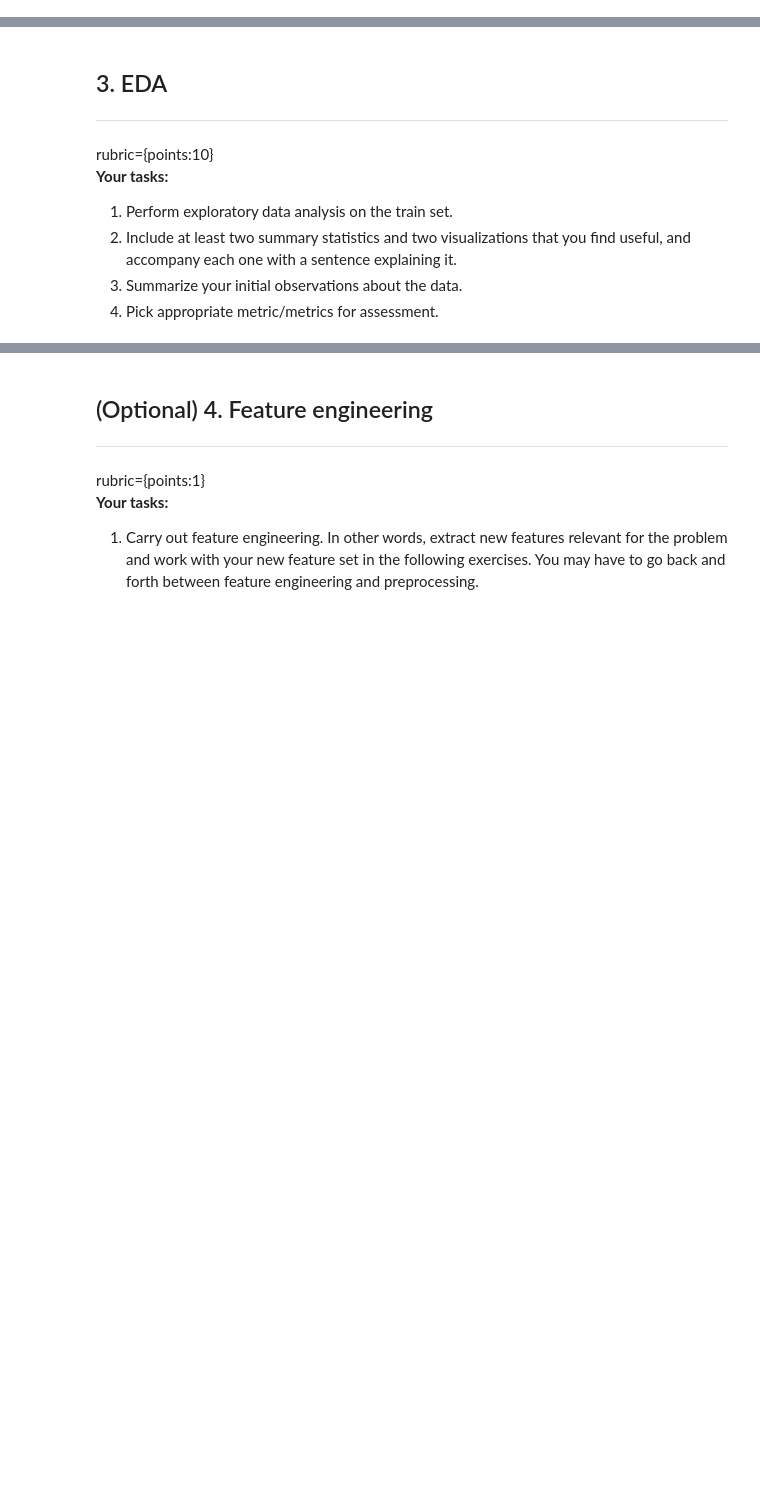
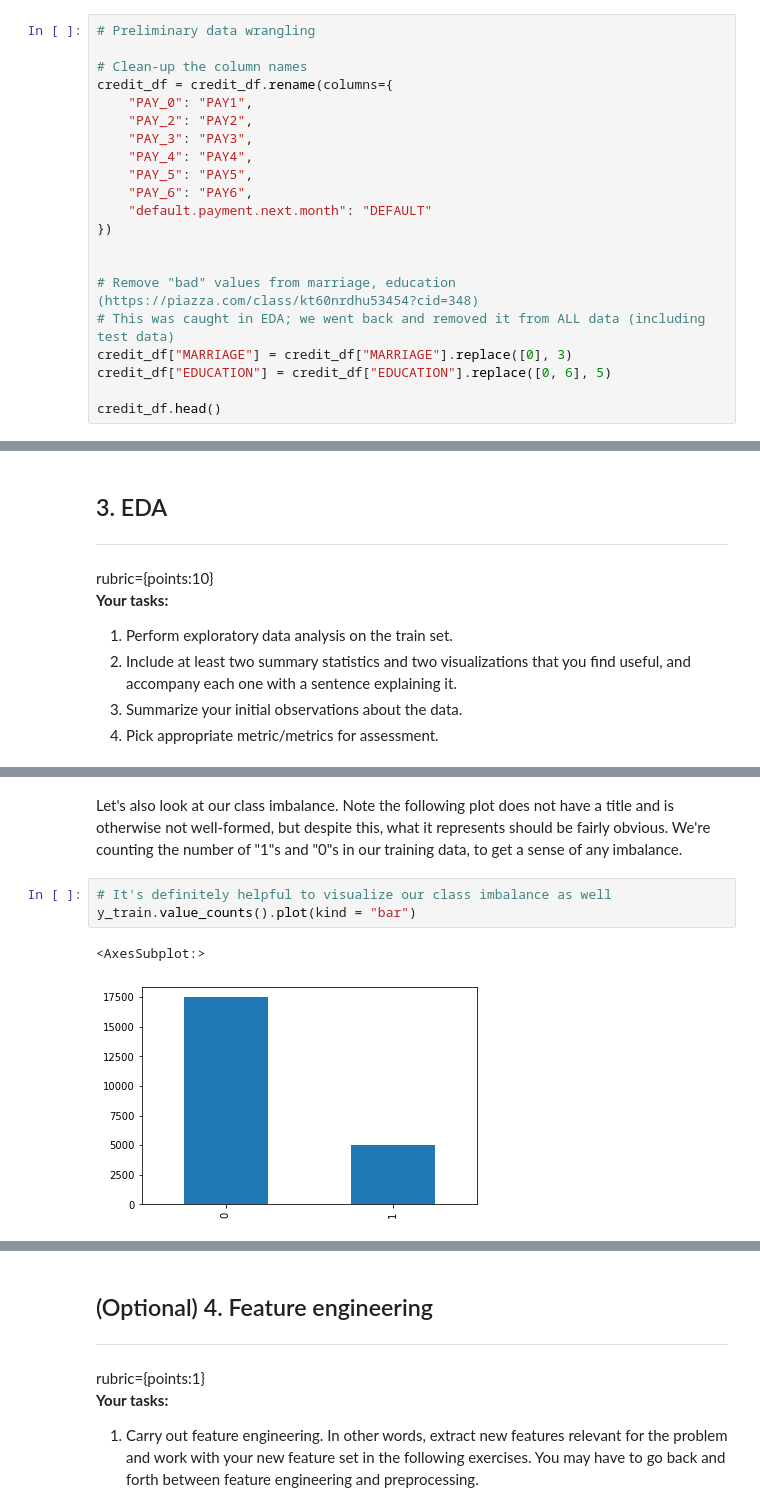
Before and after one commit to xhnatiuk/cpsc330, a Jupyter notebook: hw/hw6/hw6.ipynb, the cells around one changed output, grey strips where cells are left out. Cells and saved outputs as stored; diff of their text form; blank space fills up the shorter version.

```diff
--- a/hw/hw6/hw6.ipynb
+++ b/hw/hw6/hw6.ipynb
@@ -159,0 +189,21 @@ PAY_AMT6: Amount of previous payment in April, 2005 (NT dollar)
+# %%
+# Preliminary data wrangling
+
+# Clean-up the column names
+credit_df = credit_df.rename(columns={
+    "PAY_0": "PAY1",
+    "PAY_2": "PAY2",
+    "PAY_3": "PAY3",
+    "PAY_4": "PAY4",
+    "PAY_5": "PAY5",
+    "PAY_6": "PAY6",
+    "default.payment.next.month": "DEFAULT"
+})
+
+
+# Remove "bad" values from marriage, education (https://piazza.com/class/kt60nrdhu53454?cid=348)
+# This was caught in EDA; we went back and removed it from ALL data (including test data)
+credit_df["MARRIAGE"] = credit_df["MARRIAGE"].replace([0], 3)
+credit_df["EDUCATION"] = credit_df["EDUCATION"].replace([0, 6], 5)
+
+credit_df.head()
@@ -182,0 +398,8 @@ rubric={points:10}
+# %% [markdown]
+Let's also look at our class imbalance. Note the following plot does not have a title and is otherwise not well-formed, but despite this, what it represents should be fairly obvious. We're counting the number of "1"s and "0"s in our training data, to get a sense of any imbalance.
+# %%
+# It's definitely helpful to visualize our class imbalance as well
+y_train.value_counts().plot(kind = "bar")
+# %% [output]
+<AxesSubplot:>
+[figure, added]
```
Also changed, not shown: parts of 97 cells of this notebook, 25 other files.
